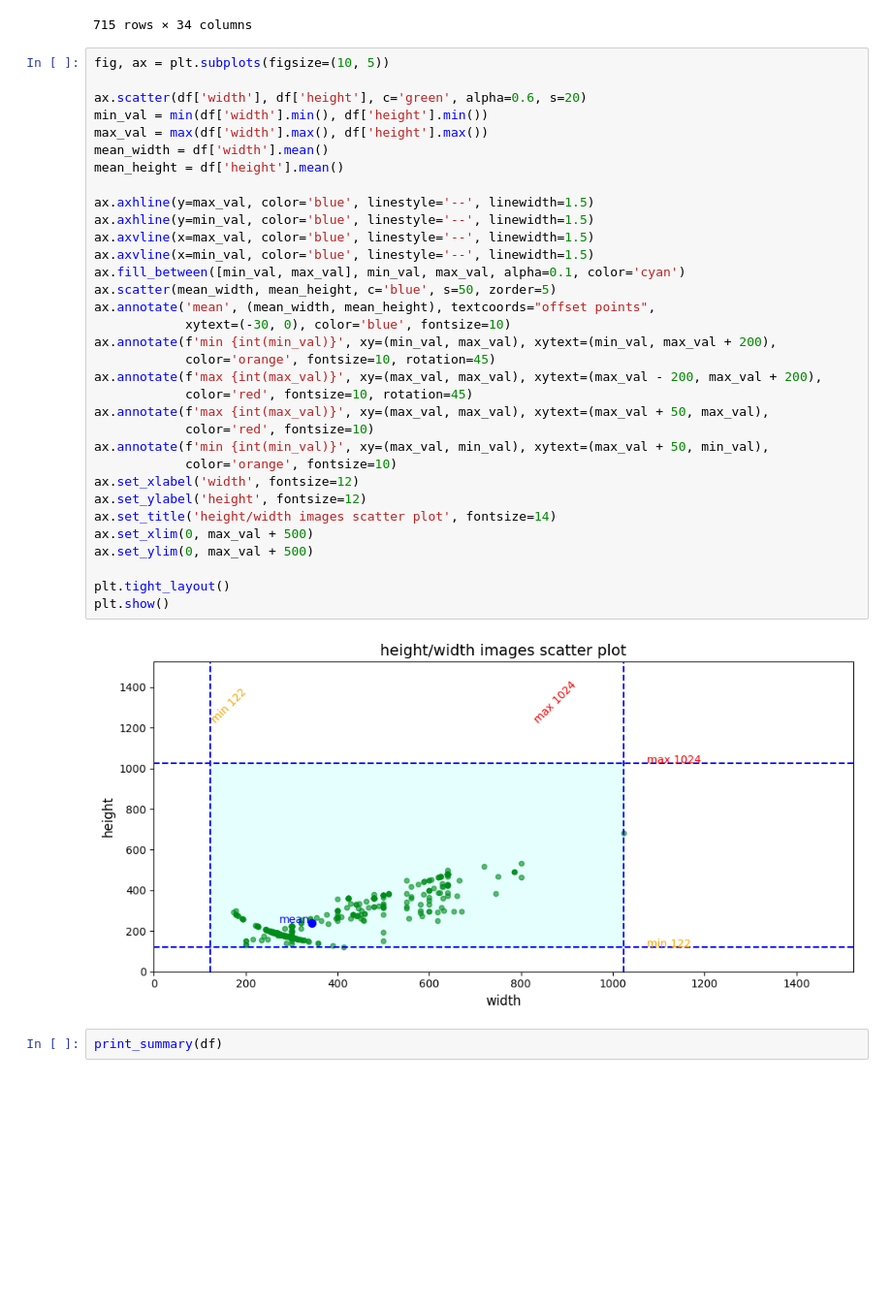
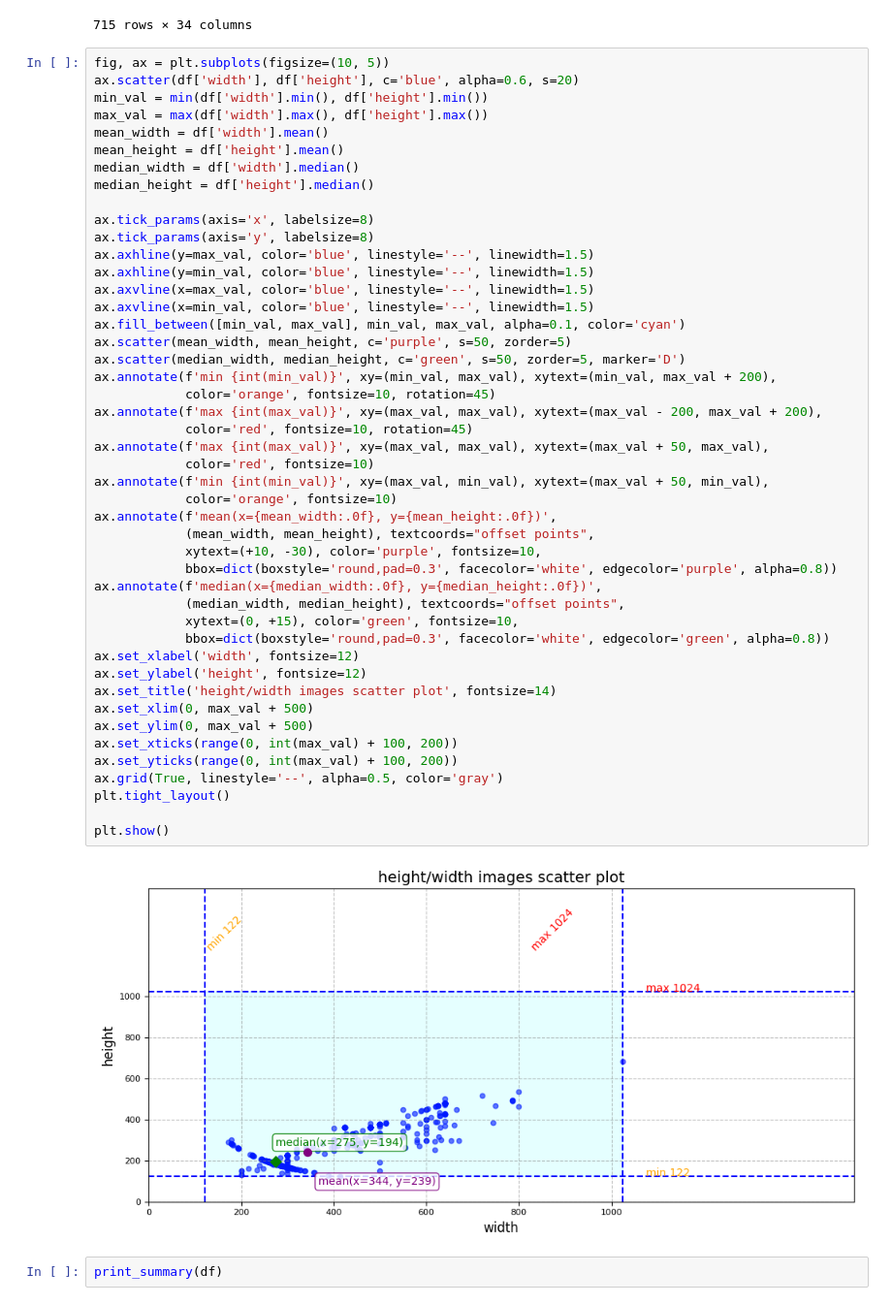
Before and after one commit to retkowsky/azure-customvision-export, a Jupyter notebook: Image classification project export.ipynb, the cells around one changed output. Shown at 97% size. Drawn from its saved outputs; the diff is of its cells as text; blank space fills up the shorter version.

```diff
--- a/Image classification project export.ipynb
+++ b/Image classification project export.ipynb
@@ -798,39 +798,52 @@ Done
 715 rows × 34 columns
 # %%
 fig, ax = plt.subplots(figsize=(10, 5))
-
-ax.scatter(df['width'], df['height'], c='green', alpha=0.6, s=20)
+ax.scatter(df['width'], df['height'], c='blue', alpha=0.6, s=20)
 min_val = min(df['width'].min(), df['height'].min())
 max_val = max(df['width'].max(), df['height'].max())
 mean_width = df['width'].mean()
 mean_height = df['height'].mean()
+median_width = df['width'].median()
+median_height = df['height'].median()
 
+ax.tick_params(axis='x', labelsize=8)
+ax.tick_params(axis='y', labelsize=8)
 ax.axhline(y=max_val, color='blue', linestyle='--', linewidth=1.5)
 ax.axhline(y=min_val, color='blue', linestyle='--', linewidth=1.5)
 ax.axvline(x=max_val, color='blue', linestyle='--', linewidth=1.5)
 ax.axvline(x=min_val, color='blue', linestyle='--', linewidth=1.5)
 ax.fill_between([min_val, max_val], min_val, max_val, alpha=0.1, color='cyan')
-ax.scatter(mean_width, mean_height, c='blue', s=50, zorder=5)
-ax.annotate('mean', (mean_width, mean_height), textcoords="offset points",
-            xytext=(-30, 0), color='blue', fontsize=10)
+ax.scatter(mean_width, mean_height, c='purple', s=50, zorder=5)
+ax.scatter(median_width, median_height, c='green', s=50, zorder=5, marker='D')
 ax.annotate(f'min {int(min_val)}', xy=(min_val, max_val), xytext=(min_val, max_val + 200),
             color='orange', fontsize=10, rotation=45)
 ax.annotate(f'max {int(max_val)}', xy=(max_val, max_val), xytext=(max_val - 200, max_val + 200),
             color='red', fontsize=10, rotation=45)
 ax.annotate(f'max {int(max_val)}', xy=(max_val, max_val), xytext=(max_val + 50, max_val),
             color='red', fontsize=10)
 ax.annotate(f'min {int(min_val)}', xy=(max_val, min_val), xytext=(max_val + 50, min_val),
             color='orange', fontsize=10)
+ax.annotate(f'mean(x={mean_width:.0f}, y={mean_height:.0f})',
+            (mean_width, mean_height), textcoords="offset points",
+            xytext=(+10, -30), color='purple', fontsize=10,
+            bbox=dict(boxstyle='round,pad=0.3', facecolor='white', edgecolor='purple', alpha=0.8))
+ax.annotate(f'median(x={median_width:.0f}, y={median_height:.0f})',
+            (median_width, median_height), textcoords="offset points",
+            xytext=(0, +15), color='green', fontsize=10,
+            bbox=dict(boxstyle='round,pad=0.3', facecolor='white', edgecolor='green', alpha=0.8))
 ax.set_xlabel('width', fontsize=12)
 ax.set_ylabel('height', fontsize=12)
 ax.set_title('height/width images scatter plot', fontsize=14)
 ax.set_xlim(0, max_val + 500)
 ax.set_ylim(0, max_val + 500)
+ax.set_xticks(range(0, int(max_val) + 100, 200))
+ax.set_yticks(range(0, int(max_val) + 100, 200))
+ax.grid(True, linestyle='--', alpha=0.5, color='gray')
+plt.tight_layout()
 
-plt.tight_layout()
 plt.show()
 # %% [output]
-[figure, old version]
+[figure, new version]
 # %%
 print_summary(df)
 # %% [output]
```
